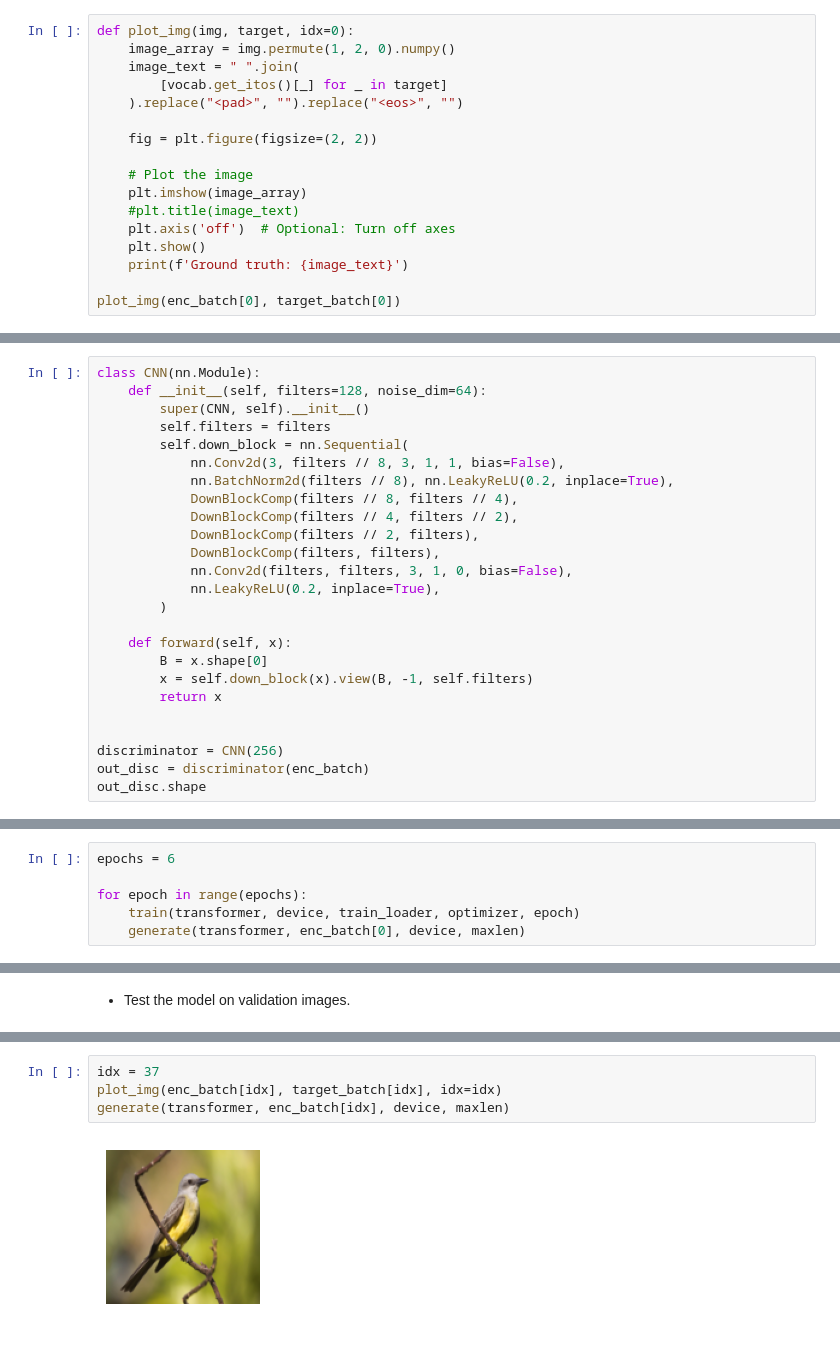
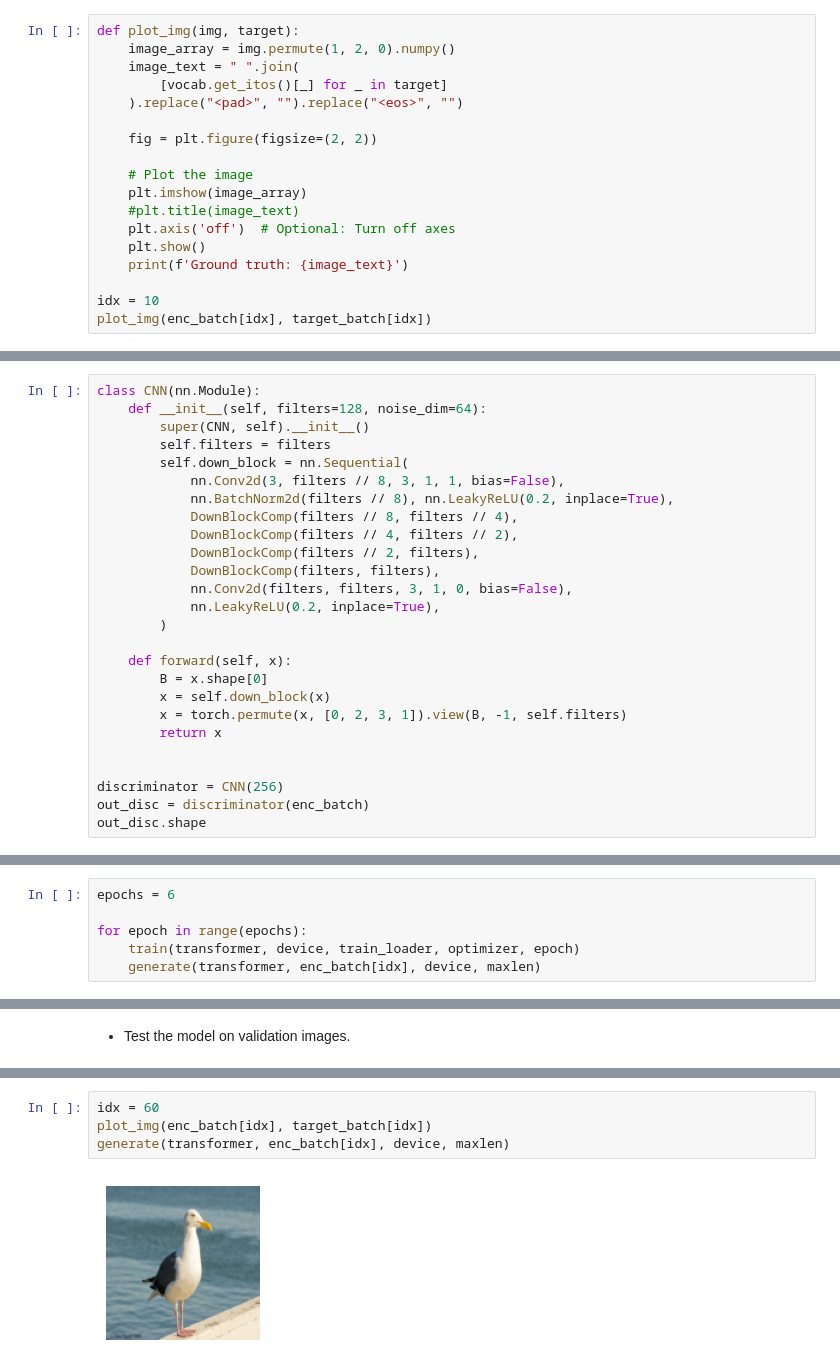
Before and after one commit to milmor/NLP, a Jupyter notebook: Notebooks/22_Transformer_img_captioning.ipynb, the cells around one changed output, grey strips where cells are left out. Saved outputs shown, nothing was run; the diff lists cells and outputs as text.

```diff
--- a/Notebooks/22_Transformer_img_captioning.ipynb
+++ b/Notebooks/22_Transformer_img_captioning.ipynb
@@ -213,7 +213,7 @@ enc_batch.shape, dec_batch.shape, target_batch.shape
 # %%
 import matplotlib.pyplot as plt
 # %%
-def plot_img(img, target, idx=0):
+def plot_img(img, target):
     image_array = img.permute(1, 2, 0).numpy()
     image_text = " ".join(
         [vocab.get_itos()[_] for _ in target]
@@ -228,5 +228,6 @@ def plot_img(img, target, idx=0):
     plt.show()
     print(f'Ground truth: {image_text}')
 
-plot_img(enc_batch[0], target_batch[0])
+idx = 10
+plot_img(enc_batch[idx], target_batch[idx])
 # %% [output]
@@ -276,7 +277,8 @@ class CNN(nn.Module):
 
     def forward(self, x):
         B = x.shape[0]
-        x = self.down_block(x).view(B, -1, self.filters)
+        x = self.down_block(x)
+        x = torch.permute(x, [0, 2, 3, 1]).view(B, -1, self.filters)
         return x
 
 
@@ -505,5 +507,5 @@ epochs = 6
 
 for epoch in range(epochs):
     train(transformer, device, train_loader, optimizer, epoch)
-    generate(transformer, enc_batch[0], device, maxlen)
+    generate(transformer, enc_batch[idx], device, maxlen)
 # %% [output]
@@ -537,6 +539,6 @@ Generated text:  this bird has a brown crown , a yellow breast , and a brown bac
 # %%
-idx = 37
-plot_img(enc_batch[idx], target_batch[idx], idx=idx)
+idx = 60
+plot_img(enc_batch[idx], target_batch[idx])
 generate(transformer, enc_batch[idx], device, maxlen)
 # %% [output]
-[figure, old version]
+[figure, new version]
```
Also changed, not shown: parts of 11 cells of this notebook.
